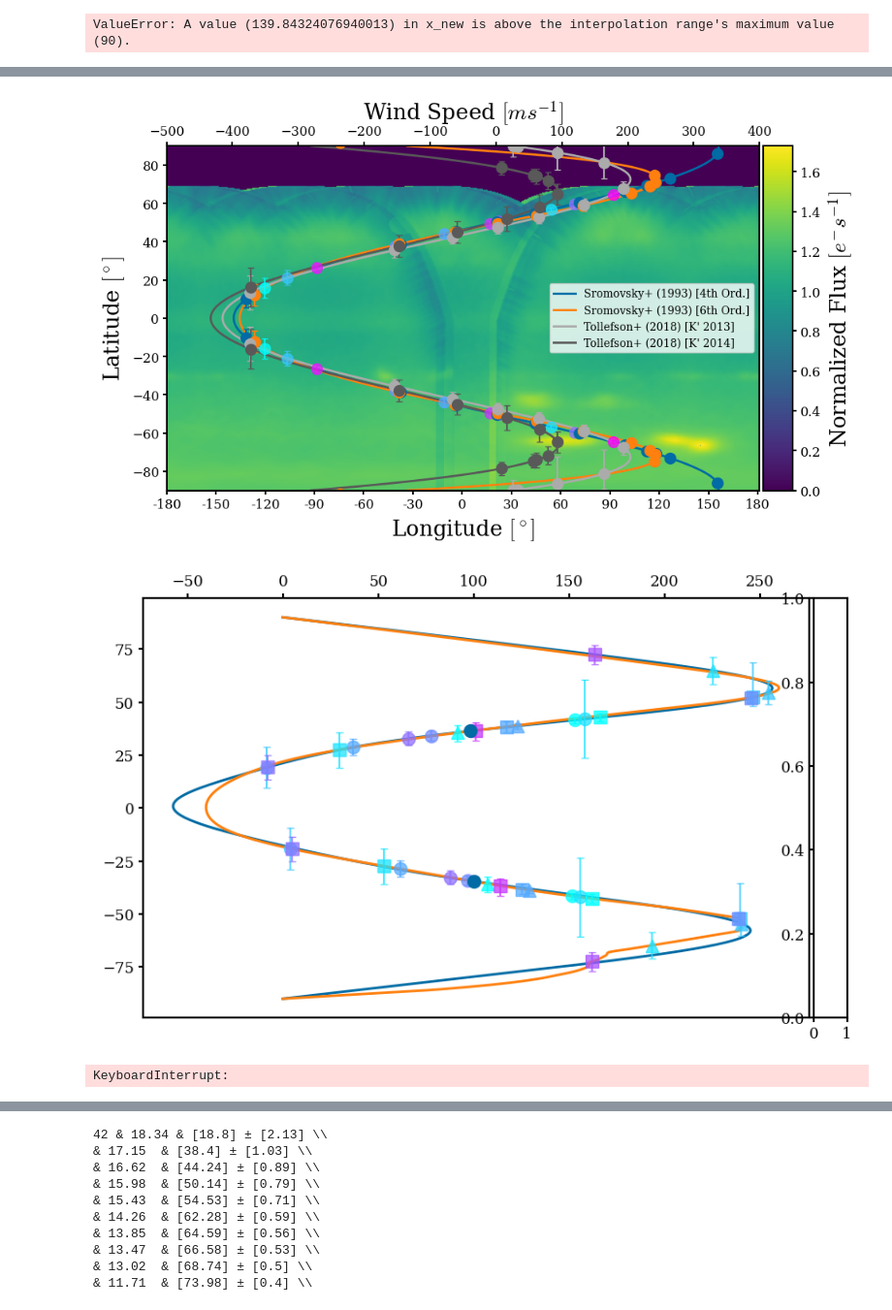
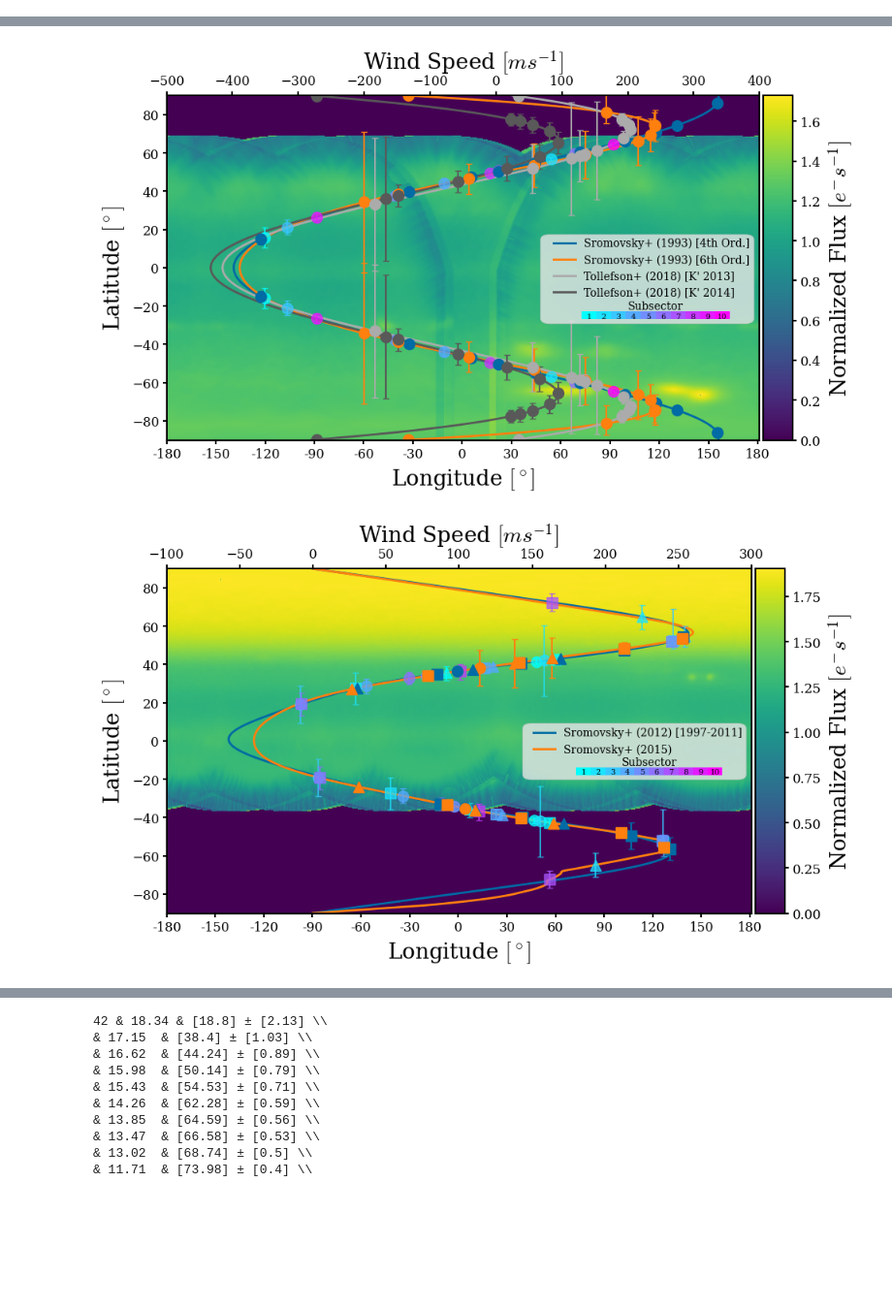
Before and after one commit to kenny-phan/tess-ice-giants, a Jupyter notebook: tess-ice-giants/frequency_analysis/figures.ipynb, the cells around one changed output, grey strips where cells are left out. Shown at 97% size. Drawn from its saved outputs; the diff is of its cells as text; code cells hidden in the pictures; blank space fills up the shorter version.

```diff
--- a/tess-ice-giants/frequency_analysis/figures.ipynb
+++ b/tess-ice-giants/frequency_analysis/figures.ipynb
@@ -87,12 +231,12 @@ n42_lat, n42_std = new_every_lat[3], new_every_std[3] # mask the f_0 = f solutio
 n70_lat, n70_std = new_every_lat[4], new_every_std[4]
 
 
-n42_lat, n42_std = take_latsol_with_largest_std(n42_lat, n42_std)
-n70_lat, n70_std = take_latsol_with_largest_std(n70_lat, n70_std)
+n42_lat, n42_std = take_latsol_closest_to_column_median(n42_lat, n42_std)
+n70_lat, n70_std = take_latsol_closest_to_column_median(n70_lat, n70_std)
 
-u42_lat, u42_std = take_latsol_with_largest_std(u42_lat, u42_std)
-u43_lat, u43_std = take_latsol_with_largest_std(u43_lat, u43_std)
-u44_lat, u44_std = take_latsol_with_largest_std(u44_lat, u44_std)
+u42_lat, u42_std = take_latsol_closest_to_column_median(u42_lat, u42_std)
+u43_lat, u43_std = take_latsol_closest_to_column_median(u43_lat, u43_std)
+u44_lat, u44_std = take_latsol_closest_to_column_median(u44_lat, u44_std)
 
 #make 2nd and 4th rows of u42_lat negative
 
@@ -115,6 +259,8 @@ div_stack_u21, data_stack_u21 = merge_pointings(directories[4], directories[5])
 uranus_ss_lats = [[u42latsecN, u42latsecS], [u43latsecN, u43latsecS], [u44latsecN, u44latsecS]]
 uranus_ss_stds = [[u42stdsecN, u42stdsecS], [u43stdsecN, u43stdsecS], [u44stdsecN, u44stdsecS]]
 
+os.makedirs(pubfigdir, exist_ok=True)
+
 bright_points_n21 = plot_summed_mosaics(div_stack_n21, eqns, n42_lat, n42_std, plot_colors_rgb,
                     "Neptune", n42latsec, n42stdsec, sector=2021, clip_percentile=100, savedir=pubfigdir,
                     vmin_percentile=0, vmax_percentile=100, markersize=10)
@@ -134 +279,0 @@ KeysView(NpzFile '/home/ktp9/TESSNeptune24/tess-ice-giants/final_data/latitudes/
-ValueError: A value (139.84324076940013) in x_new is above the interpolation range's maximum value (90).
@@ -136,26 +281,2 @@ ValueError: A value (139.84324076940013) in x_new is above the interpolation ran
-[figure, old version]
+[figure, new version]
-[figure, old version]
+[figure, new version]
-# %%
-from bootstrap import save_cluster
-
-periodogram_list = []
-bootstrap_list = []
-for sector in planet_sectors:
-    periodogram_list.append(np.load(root + "periodograms/" + f"{sector}_periodogram.npz"))
-    bootstrap_list.append(np.load(root + "bootstrap/" + f"{sector}_bootstrap.npz")["peak_periods"])
-
-save_cluster(periodogram_list,
-             bootstrap_list,
-             [f"{sector}" for sector in planet_sectors],
-             root + "long_term_clusters/",
-             eps_arr=[0.1, 0.1, 0.1, 0.1, 0.1], tolerance= 0.5,
-             n_cols=3, min_prominence_arr=[0.5, 0.5, 0.5, 0.4, 5],
-             plot=True)
-
-cluster_list = []
-for sector in planet_sectors:
-    cluster_list.append(np.load(root + "long_term_clusters/" + f"{sector}_clustered_peaks.npz", allow_pickle=True))
-for i, cluster in enumerate(cluster_list):
-    print(f"Sector {planet_sectors[i]}: {len(cluster['matched_means'])} clusters found.")
-# %% [output]
-KeyboardInterrupt:
```
Also changed, not shown: parts of 18 cells of this notebook, 1 other file.
